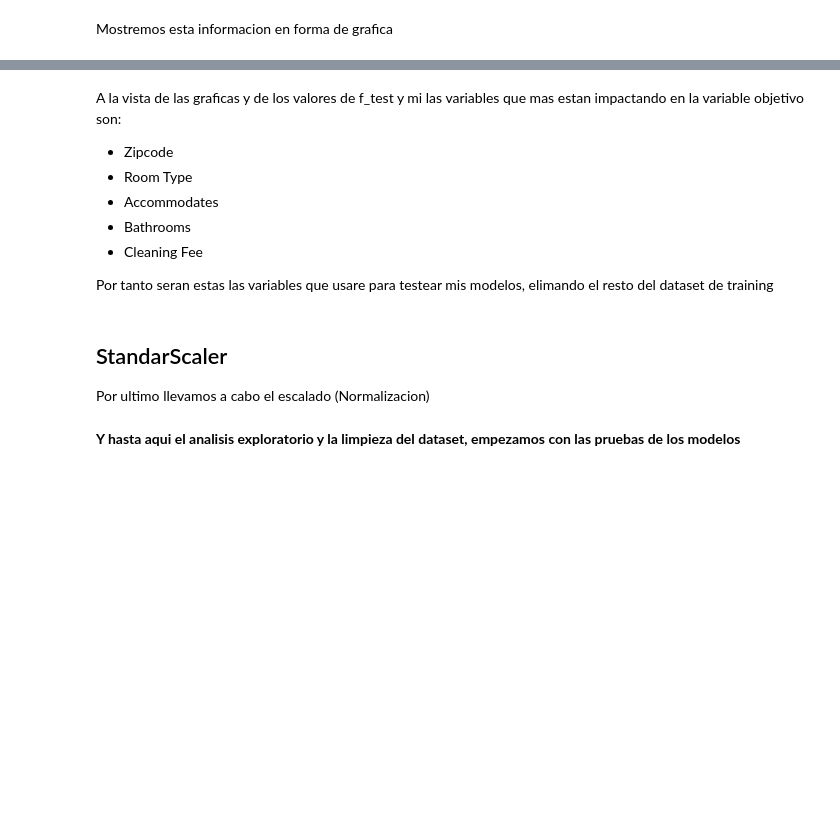
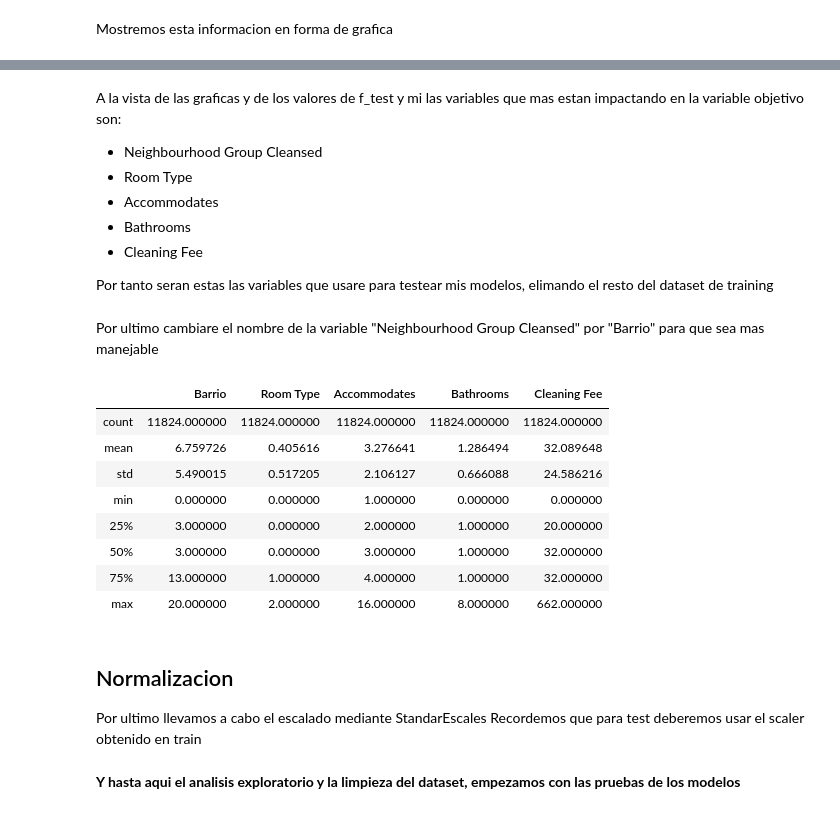
Before and after one commit to dalvaro74/Practica_Machine_Learning, a Jupyter notebook: Practica_Daniel_Alvaro.ipynb, the cells around one changed output, grey strips where cells are left out. Drawn from its saved outputs; the diff is of its cells as text; code cells hidden in the pictures; blank space fills up the shorter version.

```diff
--- a/Practica_Daniel_Alvaro.ipynb
+++ b/Practica_Daniel_Alvaro.ipynb
@@ -413,6 +552,6 @@ plt.show()
 # %% [markdown]
 A la vista de las graficas y de los valores de f_test y mi las variables que mas estan impactando en la variable objetivo son:
-- Zipcode
+- Neighbourhood Group Cleansed
 - Room Type
 - Accommodates
 - Bathrooms
@@ -420,12 +559,29 @@ A la vista de las graficas y de los valores de f_test y mi las variables que mas
 
 Por tanto seran estas las variables que usare para testear mis modelos, elimando el resto del dataset de training
 # %%
-drop_filtrado = ['Property Type', 'Extra People', 'Minimum Nights', 'Maximum Nights', 'Availability 30', 'Number of Reviews',
-                'Review Scores Rating', 'Cancellation Policy']
+drop_filtrado = ['Neighbourhood Cleansed', 'Property Type', 'Extra People', 'Minimum Nights', 'Maximum Nights',
+                 'Availability 30', 'Number of Reviews', 'Review Scores Rating', 'Cancellation Policy']
 X_train.drop(drop_filtrado, axis=1, inplace=True)
+# %% [markdown]
+Por ultimo cambiare el nombre de la variable "Neighbourhood Group Cleansed" por "Barrio" para que sea mas manejable
+# %%
+X_train.rename(columns={'Neighbourhood Group Cleansed':'Barrio'}, inplace=True)
+# %%
+X_train.describe()
+# %% [output]
+|  | Barrio | Room Type | Accommodates | Bathrooms | Cleaning Fee |
+| count | 11824.000000 | 11824.000000 | 11824.000000 | 11824.000000 | 11824.000000 |
+| mean | 6.759726 | 0.405616 | 3.276641 | 1.286494 | 32.089648 |
+| std | 5.490015 | 0.517205 | 2.106127 | 0.666088 | 24.586216 |
+| min | 0.000000 | 0.000000 | 1.000000 | 0.000000 | 0.000000 |
+| 25% | 3.000000 | 0.000000 | 2.000000 | 1.000000 | 20.000000 |
+| 50% | 3.000000 | 0.000000 | 3.000000 | 1.000000 | 32.000000 |
+| 75% | 13.000000 | 1.000000 | 4.000000 | 1.000000 | 32.000000 |
+| max | 20.000000 | 2.000000 | 16.000000 | 8.000000 | 662.000000 |
 # %% [markdown]
-## StandarScaler
-Por ultimo llevamos a cabo el escalado (Normalizacion)
+## Normalizacion
+Por ultimo llevamos a cabo el escalado mediante StandarEscales
+Recordemos que para test deberemos usar el scaler obtenido en train
 # %%
 scaler = preprocessing.StandardScaler().fit(X_train)
 XtrainScaled = scaler.transform(X_train)
```
Also changed, not shown: parts of 32 cells of this notebook.
